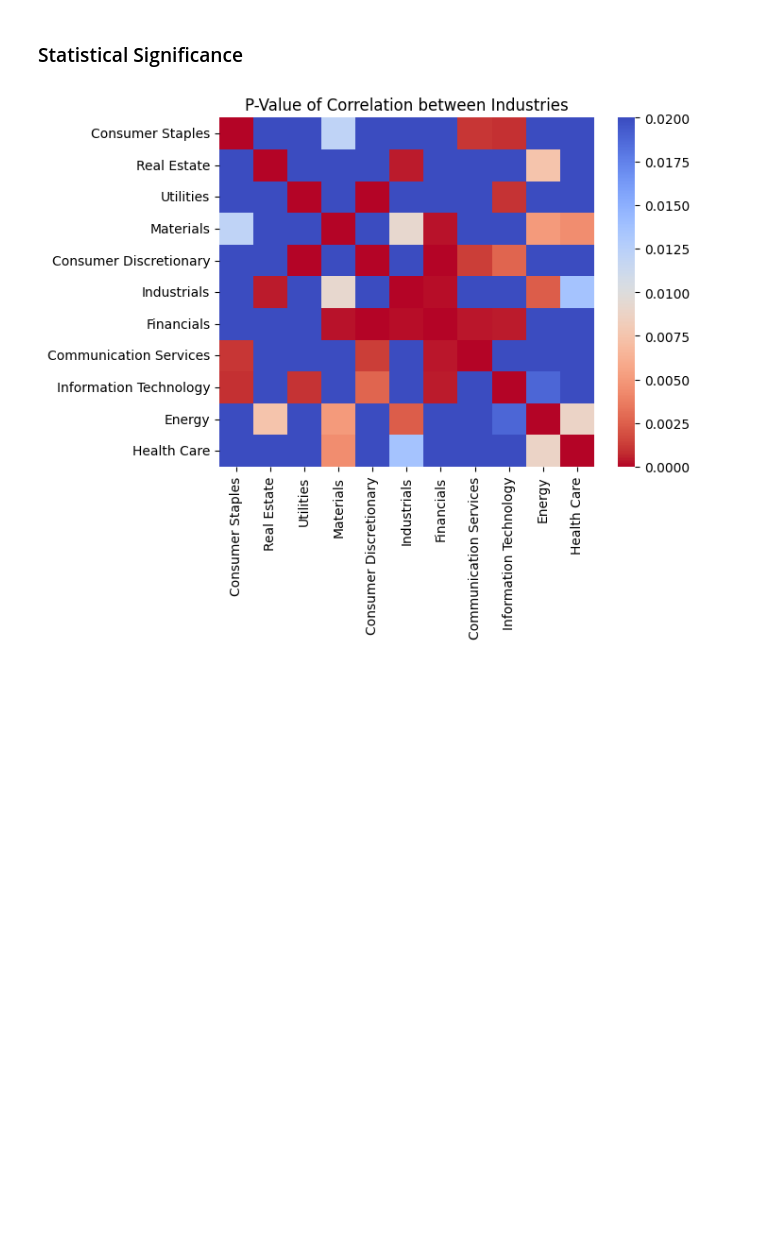
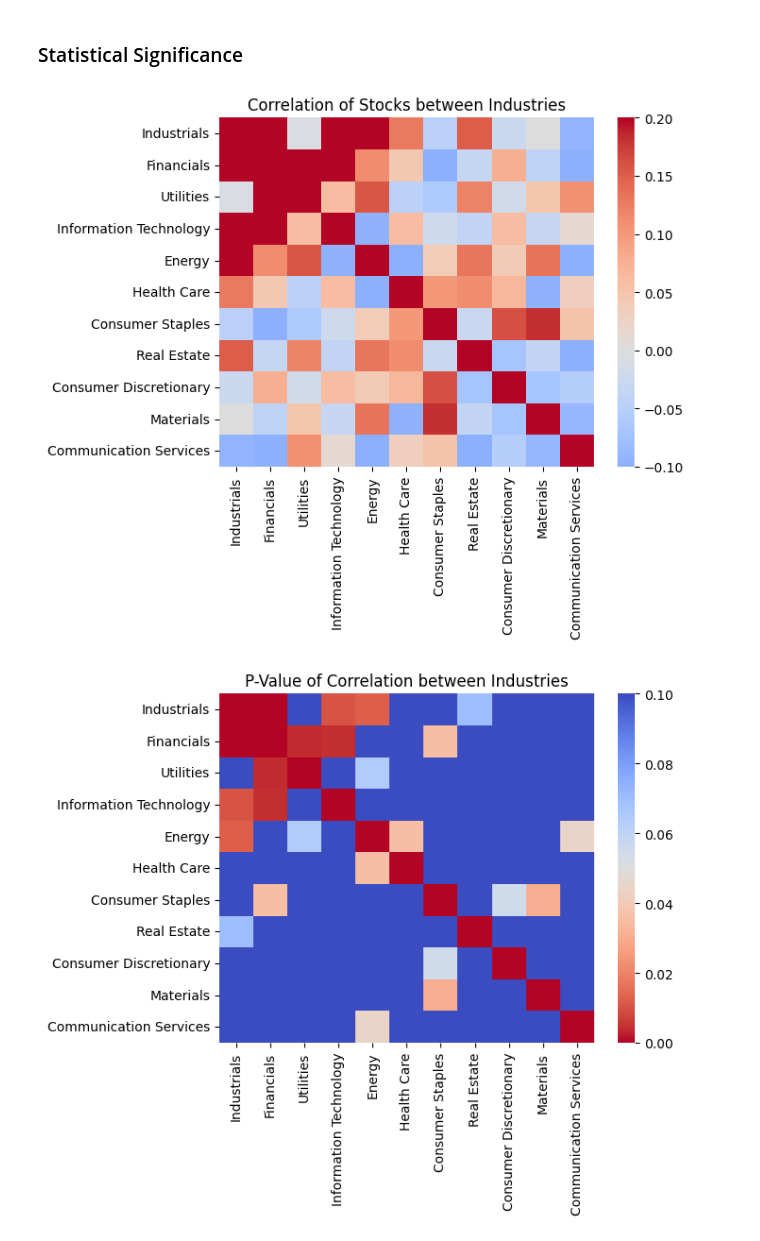
Before and after one commit to TylerFeemster/Stock-Forecasting-and-Statistics, a Jupyter notebook: eda.ipynb, the cells around one changed output. Saved outputs shown, nothing was run; the diff lists cells and outputs as text; code cells hidden in the pictures; blank space fills up the shorter version.

```diff
--- a/eda.ipynb
+++ b/eda.ipynb
@@ -178,23 +182,28 @@ plt.show()
 # %%
 from scipy.stats import t
 import matplotlib.pyplot as plt
 
 def p_value(n, dataframe: pd.DataFrame) -> pd.DataFrame:
     p_val = pd.DataFrame(index=dataframe.index, columns=dataframe.columns)
     for sector in sectors:
         t_stat = dataframe[sector] * np.sqrt((n - 2) / (1 - dataframe[sector]**2))
         p_val[sector] = 2 * t.sf(np.abs(t_stat), df=n-2)
         p_val.index = dataframe.index
     return p_val
 
 pval = p_value(len(df_sector_diffs), sector_corr)
-pval['sort_col'] = pval.sum(axis=0)
-pval.sort_values(by='sort_col', inplace=True, ascending=False)
-pval.drop('sort_col', axis=1, inplace=True)
-pval = pval[pval.index]
+pval = pval[sector_corr.columns]
+# shuffle indices to match sector_corr indices
+pval = pval.loc[sector_corr.index]
 
-sns.heatmap(pval, vmax=0.02, vmin=0, center=0.01, cmap=plt.cm.coolwarm.reversed())
+# correlation heatmap
+sns.heatmap(sector_corr, vmax=0.2, vmin=-0.1, center=0, cmap='coolwarm')
+plt.title('Correlation of Stocks between Industries')
+plt.show()
+
+sns.heatmap(pval, vmax=0.1, vmin=0, center=0.05, cmap=plt.cm.coolwarm.reversed())
 plt.title('P-Value of Correlation between Industries')
 plt.show()
 # %% [output]
-[figure, old version]
+[figure, new version]
+[figure, added]
```
Also changed, not shown: parts of 12 cells of this notebook, 8 other files.
